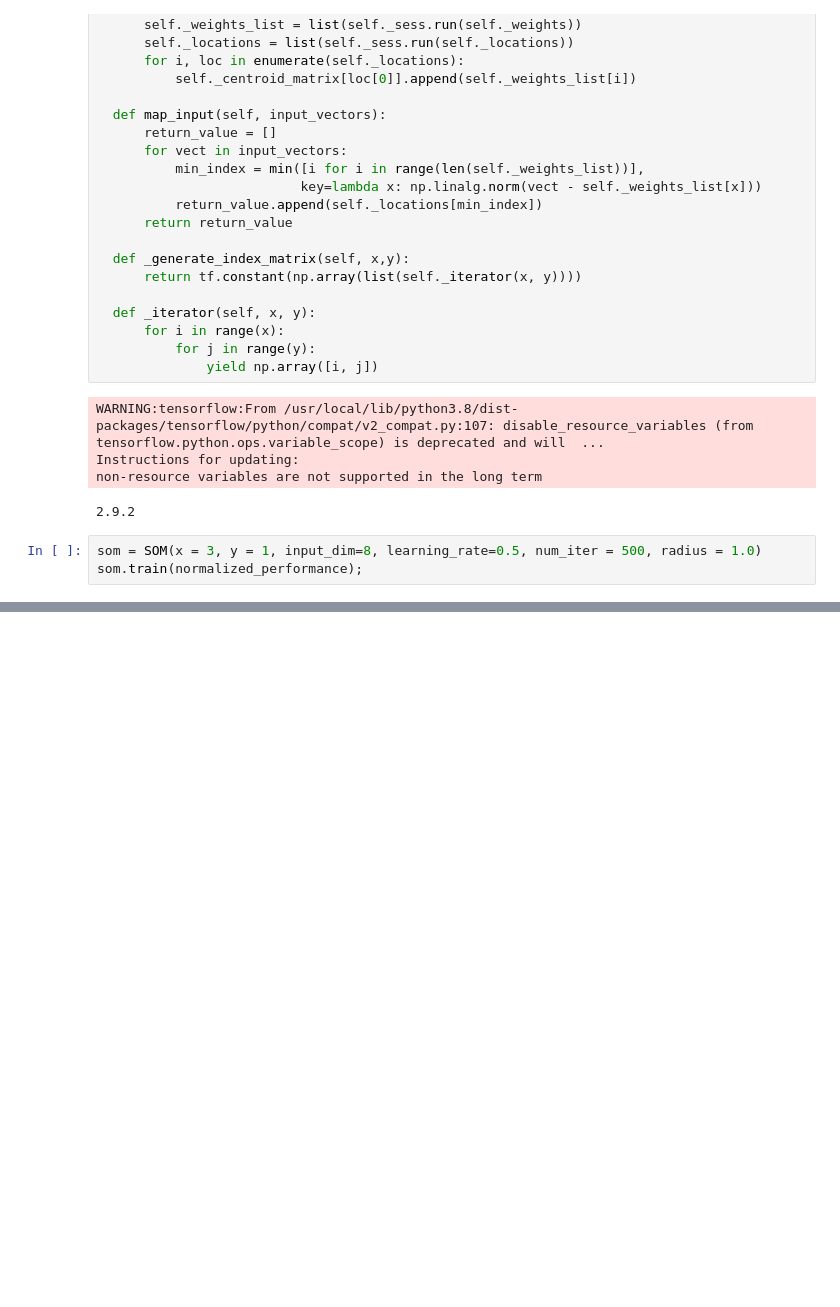
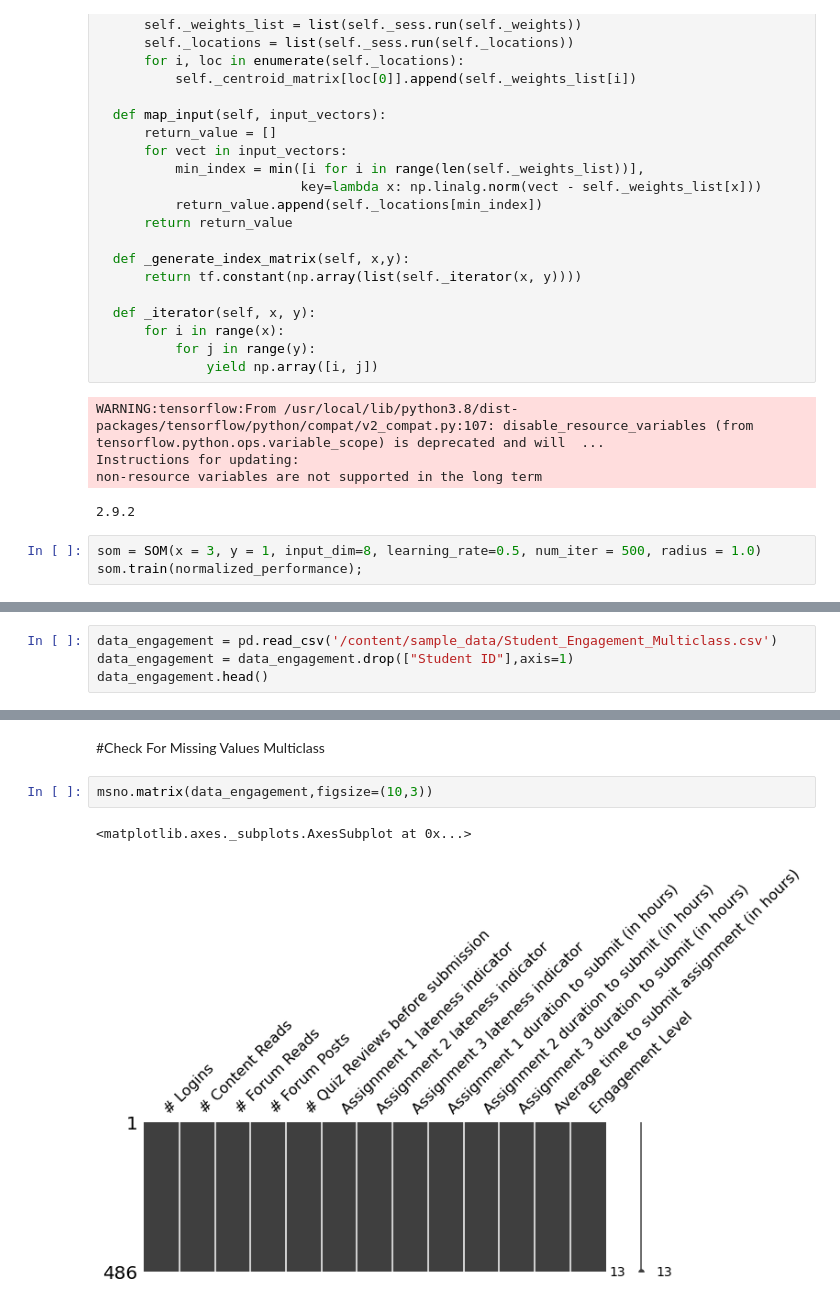
Before and after one commit to ronincodex/Student-Engagement-and-Performance-SOM, a Jupyter notebook: Multiclass_Engagement_and_Performance.ipynb, the cells around one changed output, grey strips where cells are left out. Saved outputs shown, nothing was run; the diff lists cells and outputs as text; blank space fills up the shorter version.

```diff
--- a/Multiclass_Engagement_and_Performance.ipynb
+++ b/Multiclass_Engagement_and_Performance.ipynb
@@ -251,0 +298,4 @@ data_performance.groupby("cluster").count()
+# %%
+data_engagement = pd.read_csv('/content/sample_data/Student_Engagement_Multiclass.csv')
+data_engagement = data_engagement.drop(["Student ID"],axis=1)
+data_engagement.head()
@@ -251,0 +309,7 @@ data_performance.groupby("cluster").count()
+# %% [markdown]
+#Check For Missing Values Multiclass
+# %%
+msno.matrix(data_engagement,figsize=(10,3))
+# %% [output]
+<matplotlib.axes._subplots.AxesSubplot at 0x...>
+[figure, added]
```
Also changed, not shown: parts of 33 cells of this notebook.
